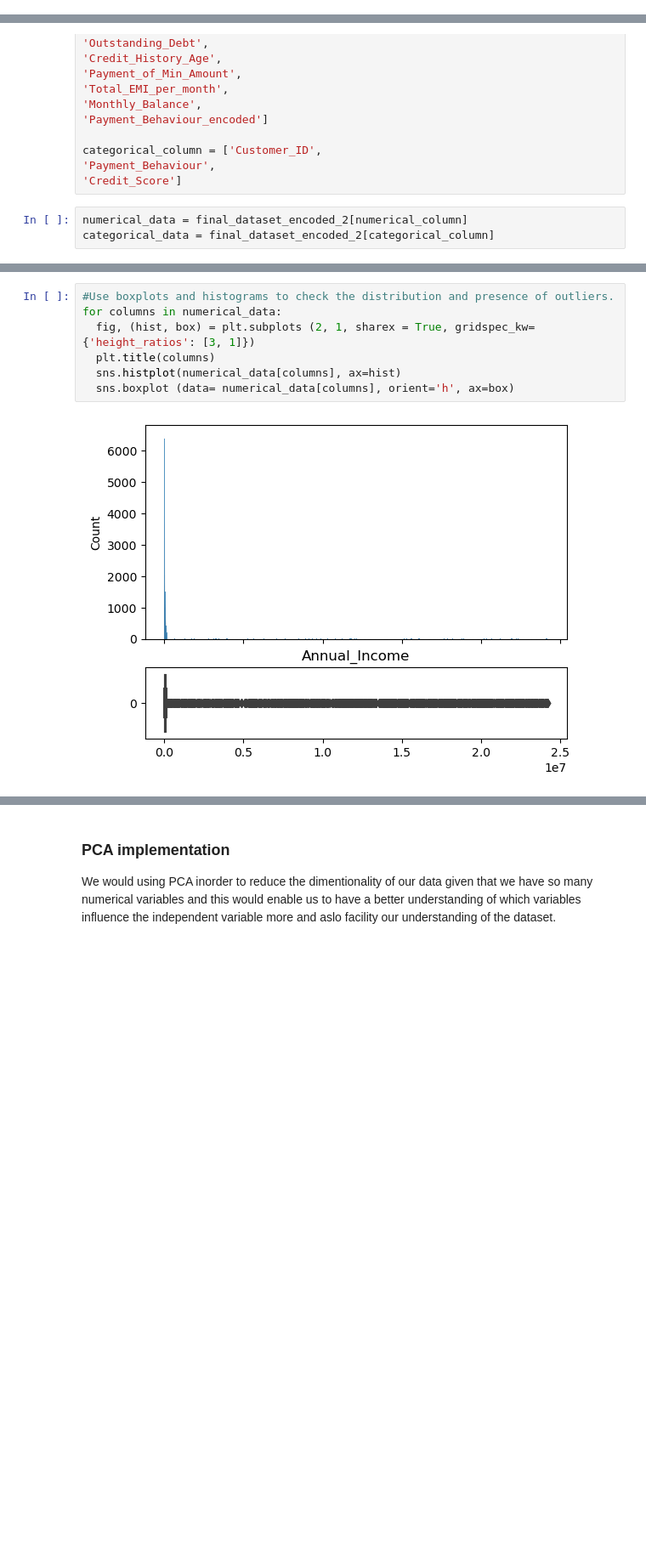
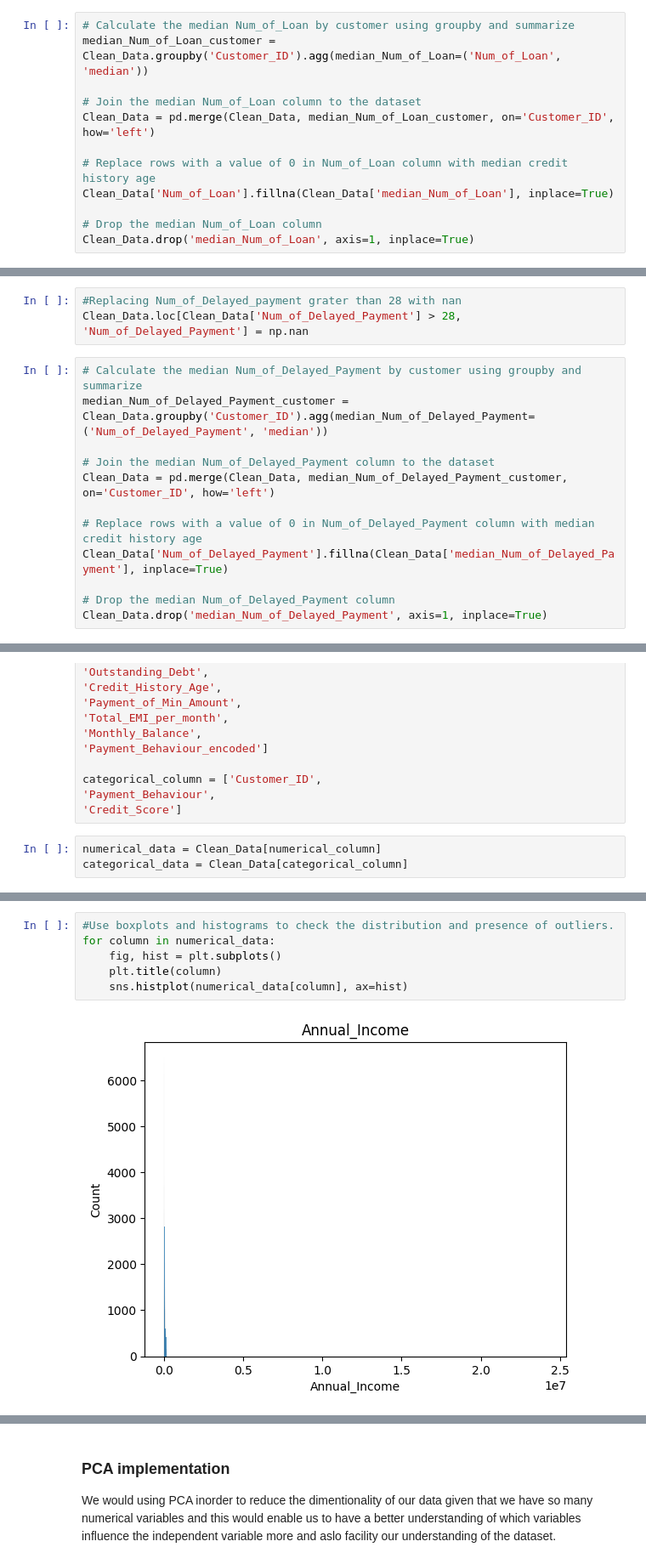
Before and after one commit to tanvimathur11/DDA, a Jupyter notebook: DDA_cleaning-Rough.ipynb, the cells around one changed output, grey strips where cells are left out. Shown at 85% size. Cells and saved outputs as stored; diff of their text form; blank space fills up the shorter version.

```diff
--- a/DDA_cleaning-Rough.ipynb
+++ b/DDA_cleaning-Rough.ipynb
@@ -1239,0 +783,12 @@ memory usage: 21.1+ MB
+# %%
+# Calculate the median Num_of_Loan by customer using groupby and summarize
+median_Num_of_Loan_customer = Clean_Data.groupby('Customer_ID').agg(median_Num_of_Loan=('Num_of_Loan', 'median'))
+
+# Join the median Num_of_Loan column to the dataset
+Clean_Data = pd.merge(Clean_Data, median_Num_of_Loan_customer, on='Customer_ID', how='left')
+
+# Replace rows with a value of 0 in Num_of_Loan column with median credit history age
+Clean_Data['Num_of_Loan'].fillna(Clean_Data['median_Num_of_Loan'], inplace=True)
+
+# Drop the median Num_of_Loan column
+Clean_Data.drop('median_Num_of_Loan', axis=1, inplace=True)
@@ -1239,0 +832,15 @@ memory usage: 21.1+ MB
+# %%
+#Replacing Num_of_Delayed_payment grater than 28 with nan
+Clean_Data.loc[Clean_Data['Num_of_Delayed_Payment'] > 28, 'Num_of_Delayed_Payment'] = np.nan
+# %%
+# Calculate the median Num_of_Delayed_Payment by customer using groupby and summarize
+median_Num_of_Delayed_Payment_customer = Clean_Data.groupby('Customer_ID').agg(median_Num_of_Delayed_Payment=('Num_of_Delayed_Payment', 'median'))
+
+# Join the median Num_of_Delayed_Payment column to the dataset
+Clean_Data = pd.merge(Clean_Data, median_Num_of_Delayed_Payment_customer, on='Customer_ID', how='left')
+
+# Replace rows with a value of 0 in Num_of_Delayed_Payment column with median credit history age
+Clean_Data['Num_of_Delayed_Payment'].fillna(Clean_Data['median_Num_of_Delayed_Payment'], inplace=True)
+
+# Drop the median Num_of_Delayed_Payment column
+Clean_Data.drop('median_Num_of_Delayed_Payment', axis=1, inplace=True)
@@ -1255,5 +920,5 @@ categorical_column = ['Customer_ID',
 'Payment_Behaviour',
 'Credit_Score']
 # %%
-numerical_data = final_dataset_encoded_2[numerical_column]
-categorical_data = final_dataset_encoded_2[categorical_column]
+numerical_data = Clean_Data[numerical_column]
+categorical_data = Clean_Data[categorical_column]
@@ -1280,9 +949,8 @@ numerical_data.describe()
 # %%
 #Use boxplots and histograms to check the distribution and presence of outliers.
-for columns in numerical_data:
-  fig, (hist, box) = plt.subplots (2, 1, sharex = True, gridspec_kw={'height_ratios': [3, 1]})
-  plt.title(columns)
-  sns.histplot(numerical_data[columns], ax=hist)
-  sns.boxplot (data= numerical_data[columns], orient='h', ax=box)
+for column in numerical_data:
+    fig, hist = plt.subplots()
+    plt.title(column)
+    sns.histplot(numerical_data[column], ax=hist)
 # %% [output]
-[figure, old version]
+[figure, new version]
```
Also changed, not shown: parts of 266 cells of this notebook.
